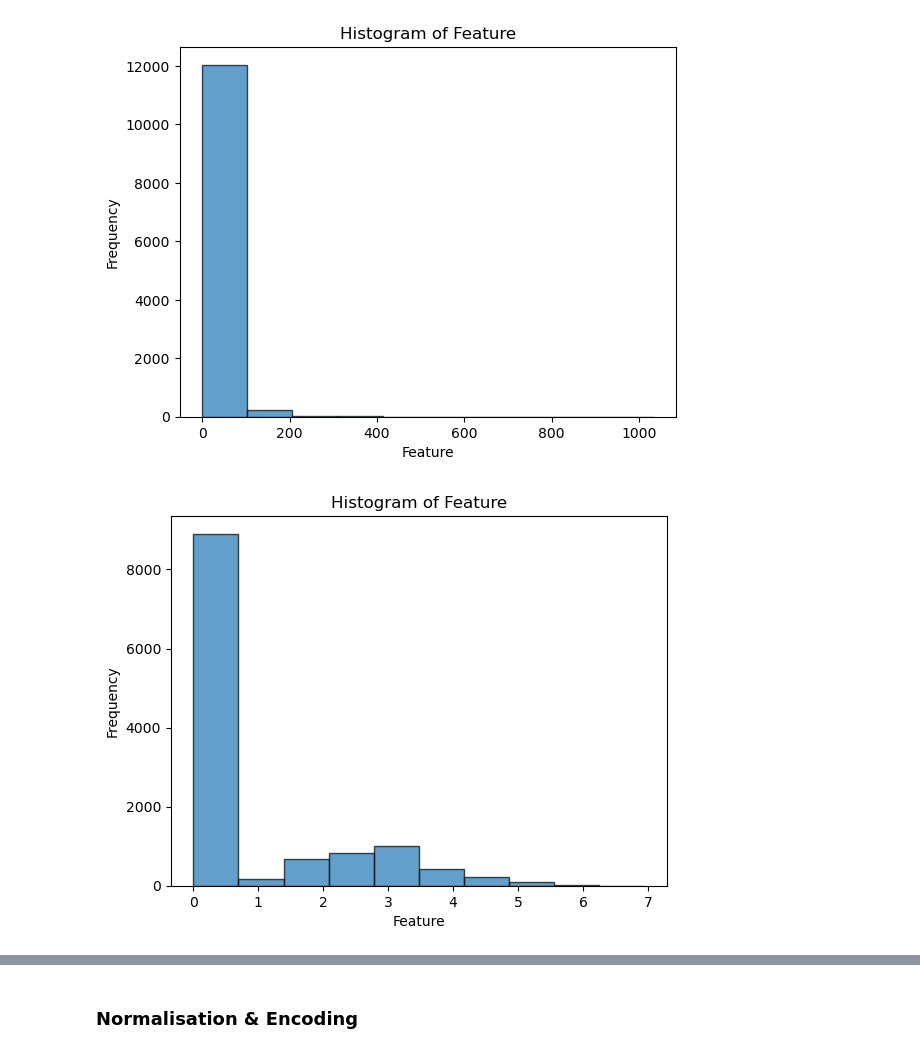
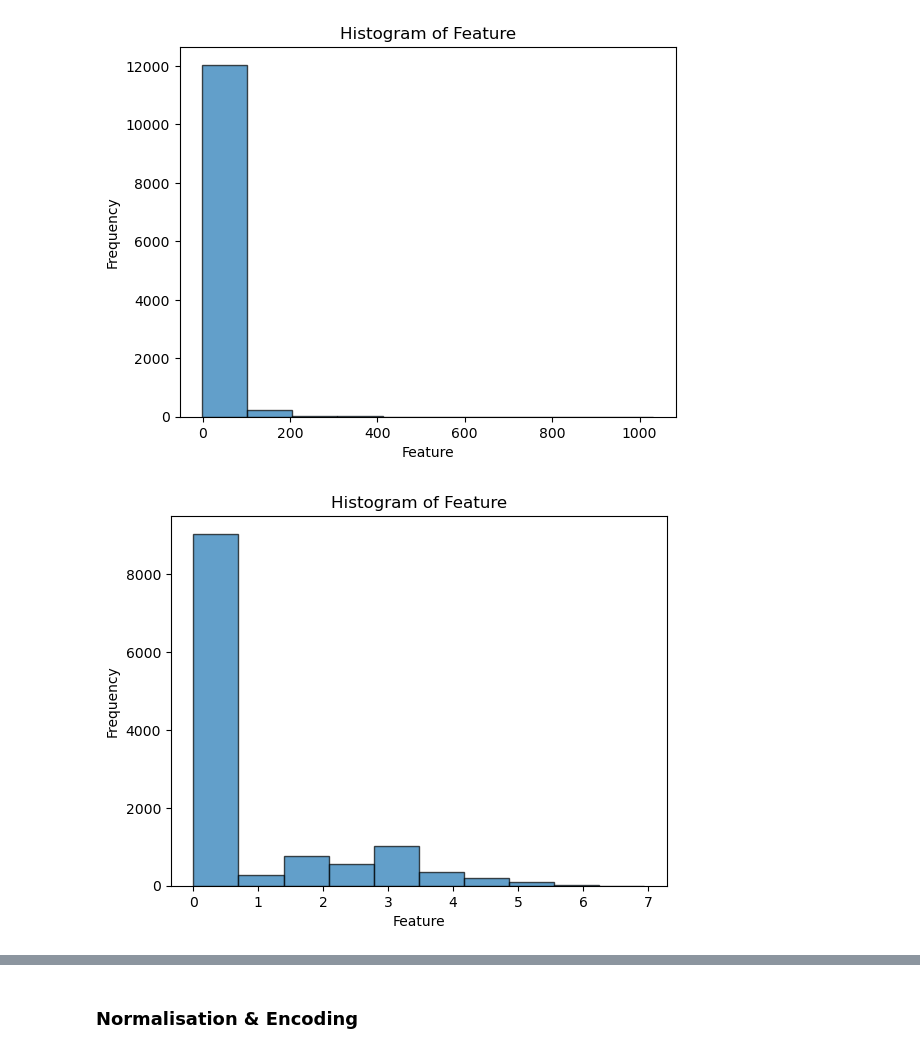
Before and after one commit to MAST30034-AppliedDataScience/project-2-group-real-estate-industry-project-25, a Jupyter notebook: notebooks/6_FeatureSelections.ipynb, the cells around one changed output, grey strips where cells are left out. Cells and saved outputs as stored; diff of their text form; code cells hidden in the pictures.

```diff
--- a/notebooks/6_FeatureSelections.ipynb
+++ b/notebooks/6_FeatureSelections.ipynb
@@ -186,11 +188,14 @@ plt.show()
 # %% [output]
 [figure]
 # %%
+unprocessed["Days_From_Now"] = unprocessed["Days_From_Now"].apply(lambda x: 0 if x < 0 else x)
+unprocessed["Days_From_Now"].unique()
+
 plt.hist(np.log1p(unprocessed['Days_From_Now']), bins=10, edgecolor='k', alpha=0.7)
 plt.xlabel('Feature')
 plt.ylabel('Frequency')
 plt.title('Histogram of Feature')
 plt.show()
 unprocessed['Days_From_Now'] = np.log1p(unprocessed['Days_From_Now'])
 # %% [output]
-[figure, old version]
+[figure, new version]
```
Also changed, not shown: parts of 29 cells of this notebook, 27 other files.
